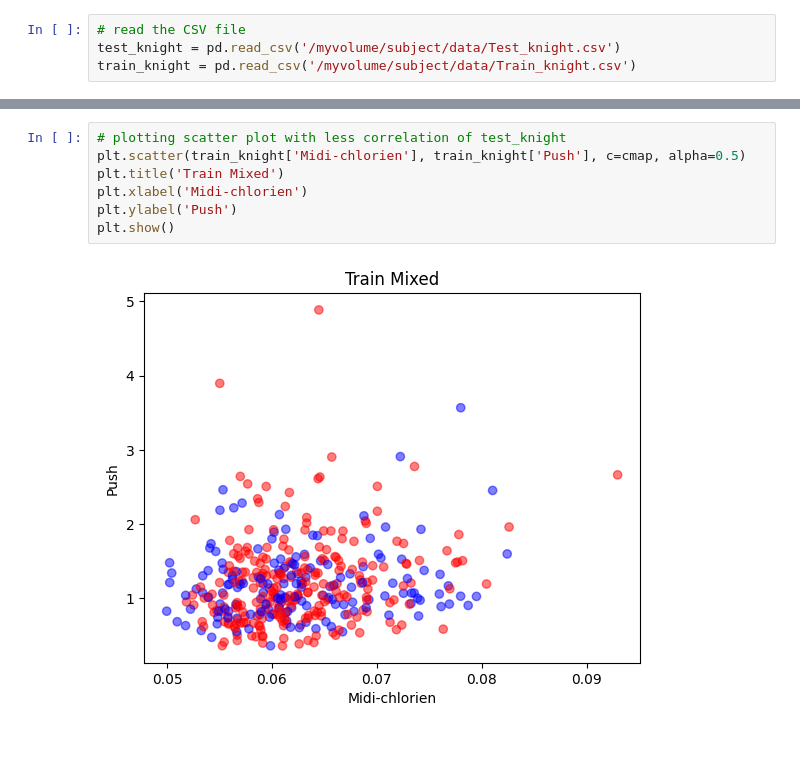
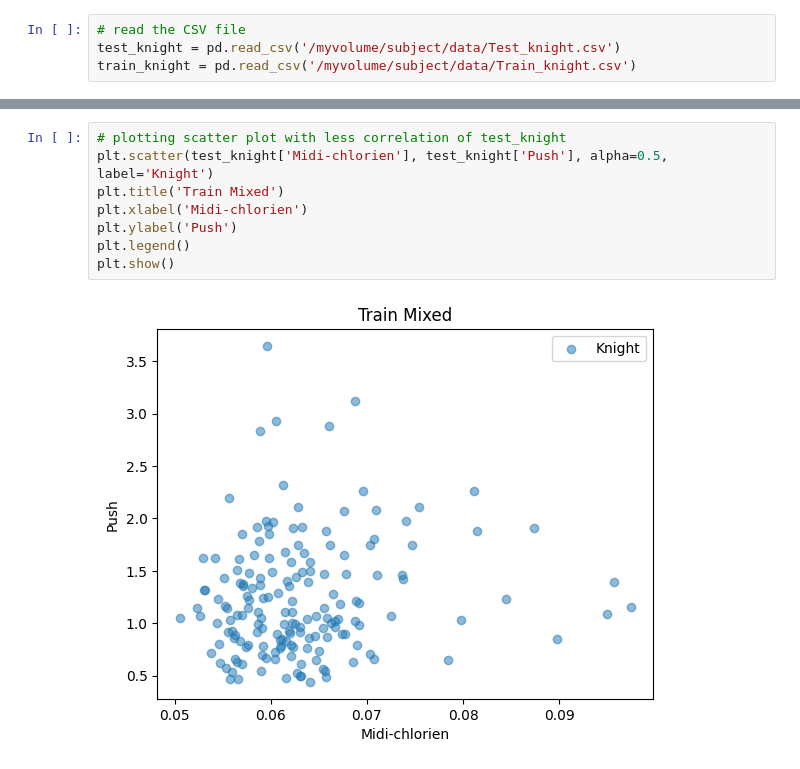
Before and after one commit to lockdoor/piscine_data_science, a Jupyter notebook: myvolume/module03/ex02/points.ipynb, the cells around one changed output, grey strips where cells are left out. Saved outputs shown, nothing was run; the diff lists cells and outputs as text.

```diff
--- a/myvolume/module03/ex02/points.ipynb
+++ b/myvolume/module03/ex02/points.ipynb
@@ -60,12 +54,13 @@ plt.show()
 # %%
 # plotting scatter plot with less correlation of test_knight
-plt.scatter(train_knight['Midi-chlorien'], train_knight['Push'], c=cmap, alpha=0.5)
+plt.scatter(test_knight['Midi-chlorien'], test_knight['Push'], alpha=0.5, label='Knight')
 plt.title('Train Mixed')
 plt.xlabel('Midi-chlorien')
 plt.ylabel('Push')
+plt.legend()
 plt.show()
 # %% [output]
-[figure, old version]
+[figure, new version]
 # %%
 # Plotting 4 graphs in one figure
 def plot_four_charts(one, two, three, four):
```
Also changed, not shown: parts of 6 cells of this notebook, 3 other files.
